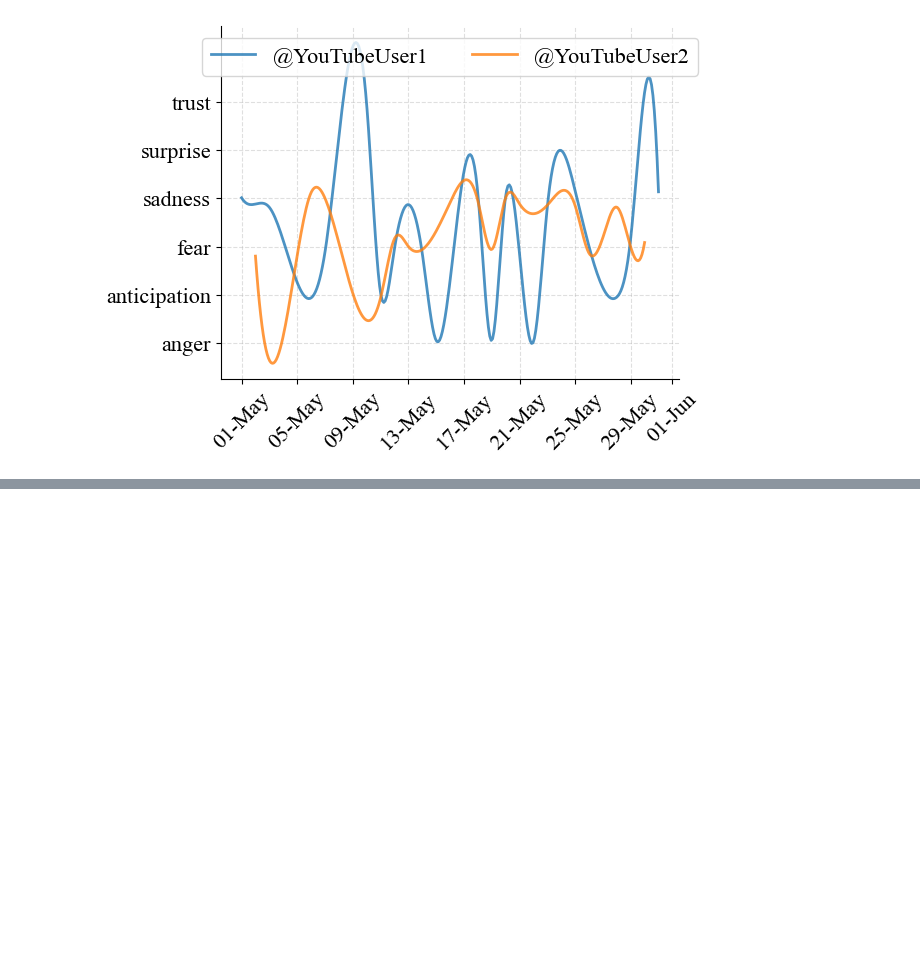
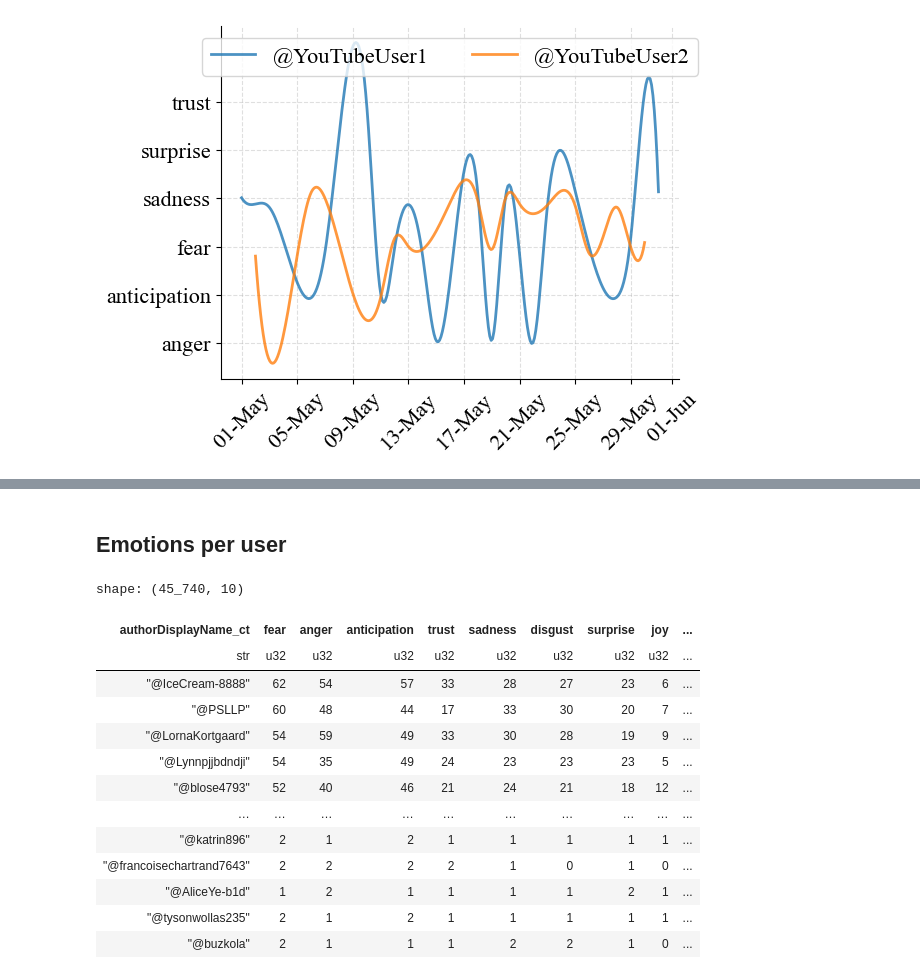
Before and after one commit to isom-ds/youtube-emotion-foraging, a Jupyter notebook: 300_knowledge_graph.ipynb, the cells around one changed output, grey strips where cells are left out. Drawn from its saved outputs; the diff is of its cells as text; code cells hidden in the pictures; blank space fills up the shorter version.

```diff
--- a/300_knowledge_graph.ipynb
+++ b/300_knowledge_graph.ipynb
@@ -1159,3 +1211,47 @@ plt.show()
 # with driver.session() as session:
 #     session.execute_write(build_foraging_graph_with_communities1)
 #     session.execute_write(build_foraging_graph_with_communities2)
+# %% [markdown]
+## Emotions per user
+# %%
+# Count number of videos expressing each emotion per user (authorDisplayName_ct)
+emotion_videos = (
+    df_commentthreads
+    .filter((pl.col("authorDisplayName_ct").is_not_null()) & (pl.col("authorDisplayName_ct") != "NaN"))
+    .group_by(["authorDisplayName_ct", "emotion_videos"])
+    .agg(pl.col("videoId").n_unique().alias("num_videos"))
+    .sort("num_videos", descending=True)
+)
+emotion_videos_pivot = (
+    emotion_videos
+    .pivot(
+        values="num_videos",
+        index="authorDisplayName_ct",
+        columns="emotion_videos"
+    )
+    .fill_null(0)
+    .drop("null")
+)
+emotion_cols = [col for col in emotion_videos_pivot.columns if col != "authorDisplayName_ct"]
+emotion_videos_pivot = emotion_videos_pivot.with_columns(
+    pl.sum_horizontal(emotion_cols).alias("total_videos")
+)
+emotion_videos_pivot = emotion_videos_pivot.filter(
+    pl.col("total_videos") >= 10
+)
+emotion_videos_pivot
+# %% [output]
+shape: (45_740, 10)
+| authorDisplayName_ct | fear | anger | anticipation | trust | sadness | disgust | surprise | joy | ... |
+| str | u32 | u32 | u32 | u32 | u32 | u32 | u32 | u32 | ... |
+| "@IceCream-8888" | 62 | 54 | 57 | 33 | 28 | 27 | 23 | 6 | ... |
+| "@PSLLP" | 60 | 48 | 44 | 17 | 33 | 30 | 20 | 7 | ... |
+| "@LornaKortgaard" | 54 | 59 | 49 | 33 | 30 | 28 | 19 | 9 | ... |
+| "@Lynnpjjbdndji" | 54 | 35 | 49 | 24 | 23 | 23 | 23 | 5 | ... |
+| "@blose4793" | 52 | 40 | 46 | 21 | 24 | 21 | 18 | 12 | ... |
+| … | … | … | … | … | … | … | … | … | ... |
+| "@katrin896" | 2 | 1 | 2 | 1 | 1 | 1 | 1 | 1 | ... |
+| "@francoisechartrand7643" | 2 | 2 | 2 | 2 | 1 | 0 | 1 | 0 | ... |
+| "@AliceYe-b1d" | 1 | 2 | 1 | 1 | 1 | 1 | 2 | 1 | ... |
+| "@tysonwollas235" | 2 | 1 | 2 | 1 | 1 | 1 | 1 | 1 | ... |
+| "@buzkola" | 2 | 1 | 1 | 1 | 2 | 2 | 1 | 0 | ... |
```
Also changed, not shown: parts of 10 cells of this notebook.
